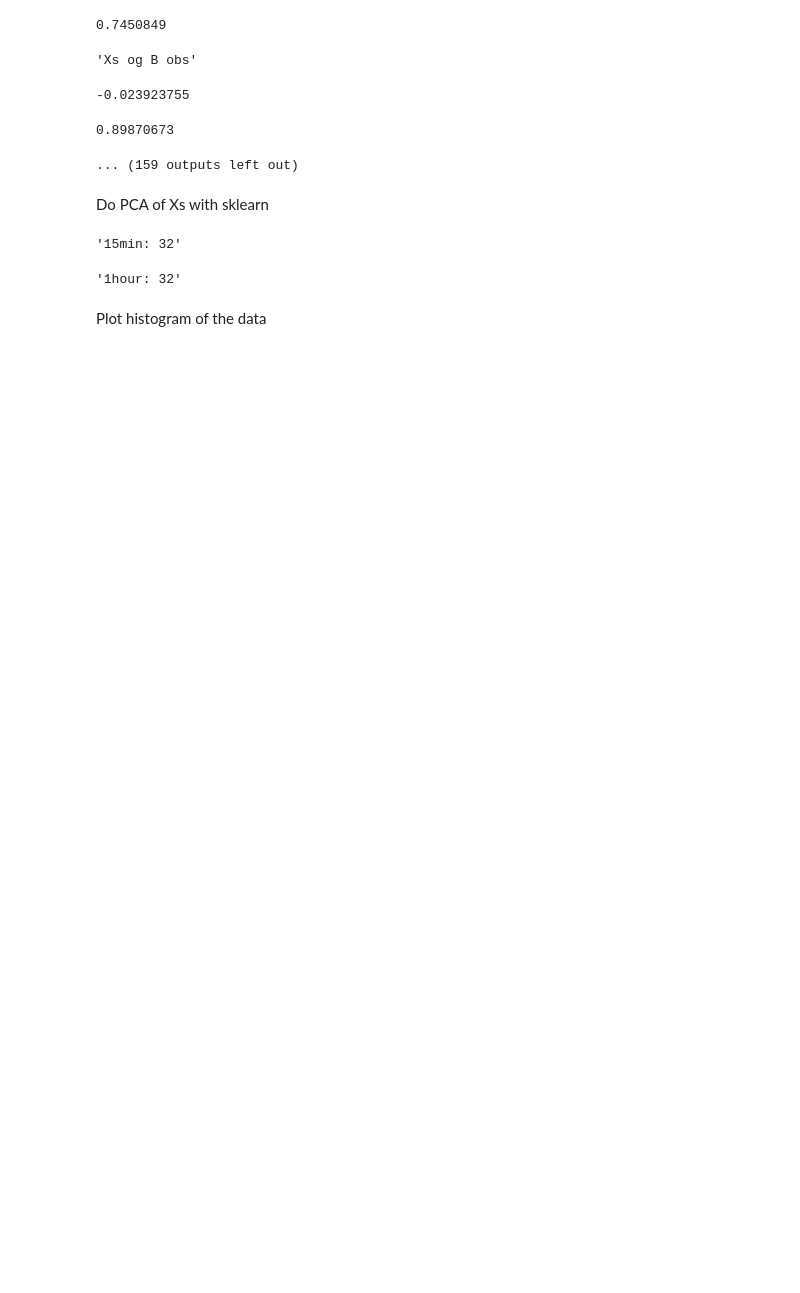
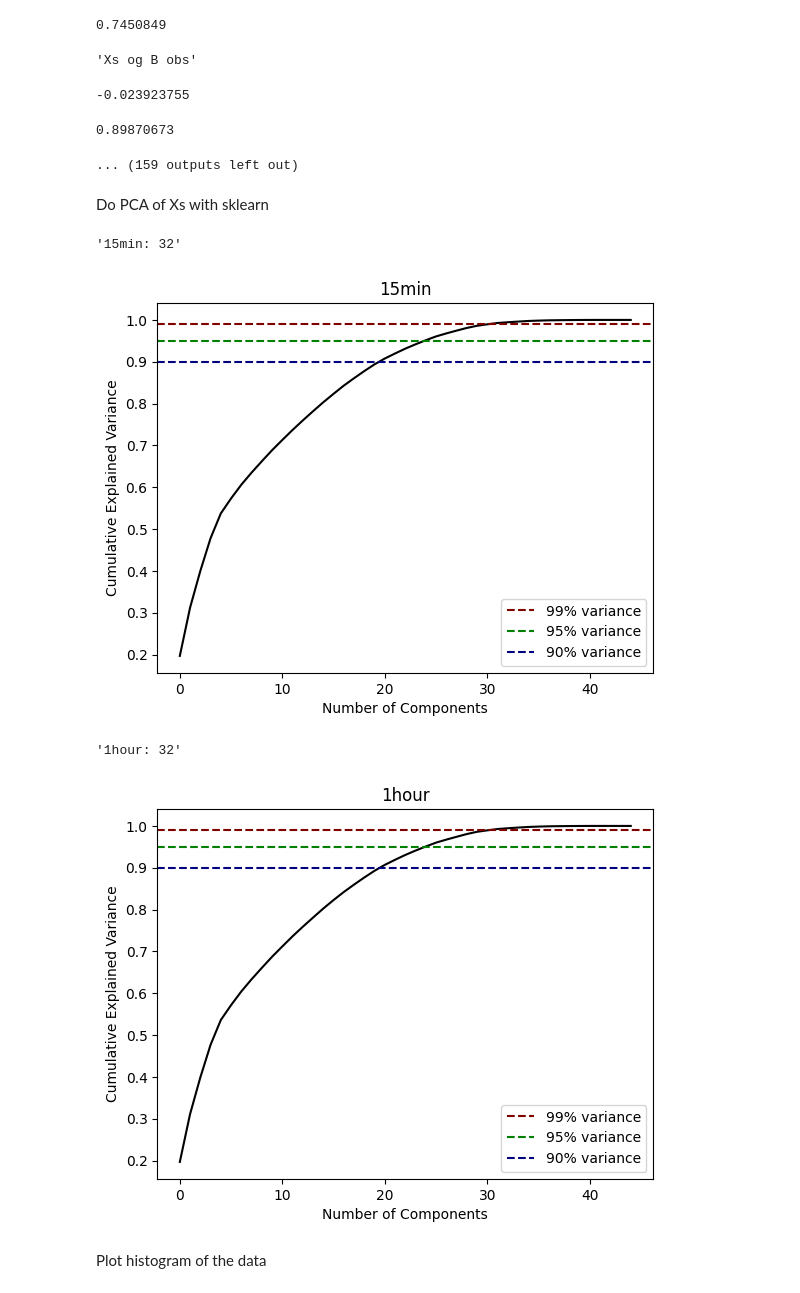
Before and after one commit to jkbch/machine_learning_exam, a Jupyter notebook: Jakob_notebook.ipynb, the cells around one changed output. Cells and saved outputs as stored; diff of their text form; code cells hidden in the pictures; blank space fills up the shorter version.

```diff
--- a/Jakob_notebook.ipynb
+++ b/Jakob_notebook.ipynb
@@ -18,7 +18,7 @@ import pandas as pd
 import matplotlib.pyplot as plt
 
 pd.options.display.max_columns = None
-display_plots = False
+display_plots = True
 # %% [markdown]
 Load data
 # %%
@@ -780,30 +844,30 @@ from sklearn.preprocessing import StandardScaler
 pers = ["og", "15min", "1hour"]
 
 scaler_Xs = {}
+scaler_ys = {}
+
 for per in pers:
     per_norm = per + " norm"
+
     Xs[per_norm] = {}
-    scaler_Xs[per] = StandardScaler().fit(pd.concat(nested_values(Xs[per], exclude_keys={"full", "BC"})).to_numpy())
+    scaler_Xs[per_norm] = StandardScaler().fit(pd.concat(nested_values(Xs[per], exclude_keys={"full", "BC"})).to_numpy())
     for loc in Xs[per]:
         Xs[per_norm][loc] = {}
         for type in Xs[per][loc]:
             Xs[per_norm][loc][type] = pd.DataFrame(
-                scaler_Xs[per].transform(Xs[per][loc][type].to_numpy()),
+                scaler_Xs[per_norm].transform(Xs[per][loc][type].to_numpy()),
                 columns = Xs[per][loc][type].columns,
                 index = Xs[per][loc][type].index,
             )
             display("Xs " + per + " " + loc + " " + type, Xs[per_norm][loc][type].mean().mean(), Xs[per_norm][loc][type].std().mean())
 
-scaler_ys = {}
-for per in pers:
-    per_norm = per + " norm"
     ys[per_norm] = {}
-    scaler_ys[per] = StandardScaler().fit(pd.concat(nested_values(ys[per], exclude_keys={"full", "BC"})).to_numpy().reshape(-1, 1))
+    scaler_ys[per_norm] = StandardScaler().fit(pd.concat(nested_values(ys[per], exclude_keys={"full", "BC"})).to_numpy().reshape(-1, 1))
     for loc in ys[per]:
         ys[per_norm][loc] = {}
         for type in ys[per][loc]:
             ys[per_norm][loc][type] = pd.Series(
-                scaler_ys[per].transform(ys[per][loc][type].to_numpy().reshape(-1, 1)).flatten(),
+                scaler_ys[per_norm].transform(ys[per][loc][type].to_numpy().reshape(-1, 1)).flatten(),
                 name = ys[per][loc][type].name,
                 index = ys[per][loc][type].index,
             )
@@ -833,37 +897,39 @@ pca_Xs = {}
 for per in ["15min", "1hour"]:
     per_pca = per + " pca"
     per_norm = per + " norm"
 
     Xs[per_pca] = {}
-    pca_Xs[per] = PCA().fit(pd.concat(nested_values(Xs[per_norm], exclude_keys={"full", "BC"})).to_numpy())
+    pca_Xs[per_pca] = PCA().fit(pd.concat(nested_values(Xs[per_norm], exclude_keys={"full", "BC"})).to_numpy())
 
-    explained_variance = pca_Xs[per].explained_variance_ratio_
+    explained_variance = pca_Xs[per_pca].explained_variance_ratio_
     cumulative_variance = explained_variance.cumsum()
     n_components = (cumulative_variance < variance_threshold).sum() + 1
     display(per + ": " + str(n_components))
 
     if display_plots:
         plt.plot(cumulative_variance, color="black")
         plt.title(per)
         plt.xlabel("Number of Components")
         plt.ylabel("Cumulative Explained Variance")
         plt.axhline(0.99, linestyle='--', label='99% variance', color=(0.5, 0.0, 0.0))
         plt.axhline(0.95, linestyle='--', label='95% variance', color=(0.0, 0.5, 0.0))
         plt.axhline(0.90, linestyle='--', label='90% variance', color=(0.0, 0.0, 0.5))
         plt.legend()
         plt.show()
 
     for loc in Xs[per]:
         Xs[per_pca][loc] = {}
         for type in Xs[per][loc]:
             Xs[per_pca][loc][type] = pd.DataFrame(
-                pca_Xs[per].transform(Xs[per_norm][loc][type].to_numpy())[:,:n_components],
+                pca_Xs[per_pca].transform(Xs[per_norm][loc][type].to_numpy())[:,:n_components],
                 columns = [f'PC{i}' for i in range(n_components)],
                 index = Xs[per][loc][type].index,
             )
 # %% [output]
 '15min: 32'
+[figure, added]
 '1hour: 32'
+[figure, added]
 # %% [markdown]
 Plot histogram of the data
 # %%
```
Also changed, not shown: parts of 27 cells of this notebook, 1 other file.
